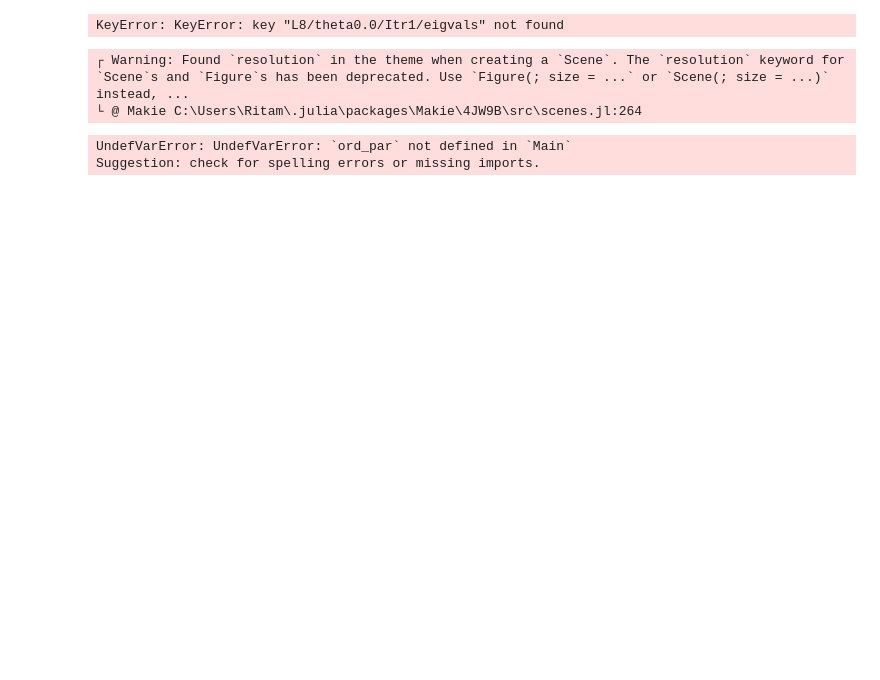
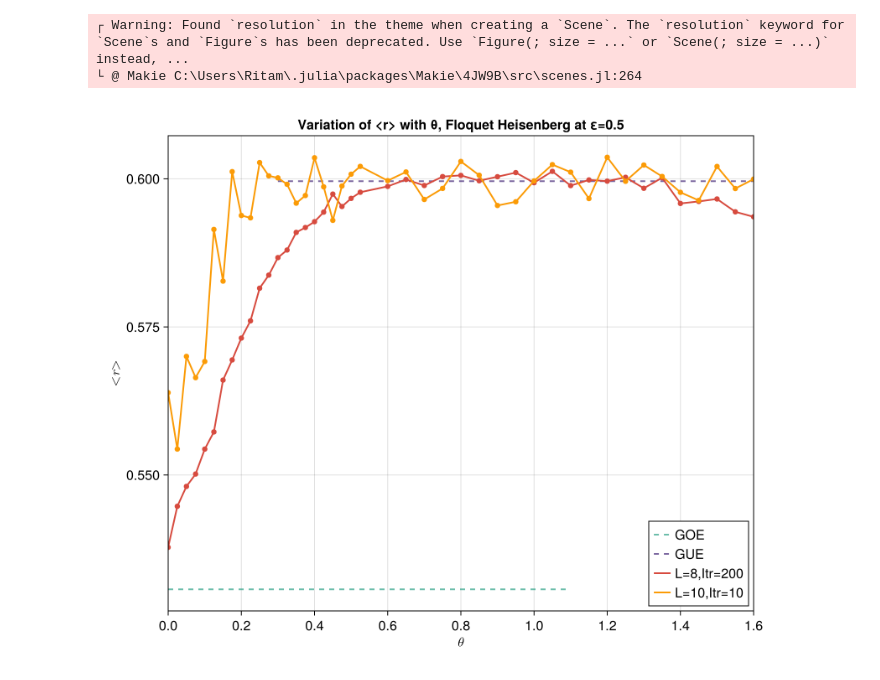
Before and after one commit to sagnikrg/info-lattice-fisher-information, a Jupyter notebook: code/scripts/plot.heisenberg_eigstat.ipynb, the cells around one changed output. Cells and saved outputs as stored; diff of their text form; code cells hidden in the pictures; blank space fills up the shorter version.

Commit message:
[plots] preliminary vertical phase scaling

```diff
--- a/code/scripts/plot.heisenberg_eigstat.ipynb
+++ b/code/scripts/plot.heisenberg_eigstat.ipynb
@@ -28,8 +28,8 @@ include("../.header/.src/lazadires_diagram/lazadires_diagram.jl")
 tun_par=thetalist=[collect(0.0:0.025:0.525); collect(0.6:0.05:1.6)]
 Xind=length(tun_par)
 
-L=8
-Itrnumb=20
+L=10
+Itrnumb=10
 
   file=h5open("../data/hiesenberg_transition_ordpar_L$(L).hdf5","r")
 
@@ -44,7 +44,7 @@ for i in 1:Xind
    ord_par[i]+=mean(LevelSpacingRatio(file["L$(L)/theta$(theta)/Itr$(itr)/eigvals"][:]))
    end
 end
-ord_par.=ord_par/Itrnumb
+ord_par_heis_10=ord_par/Itrnumb
 
 #file_dest["L$(L)/MeanLevelSpacingRatio"]=ord_par;
 #attrs=attributes(file_dest["L$(L)/MeanLevelSpacingRatio"])
@@ -52,43 +52,63 @@ ord_par.=ord_par/Itrnumb
 
 close(file)
 #close(file_dest)
-# %% [output]
-KeyError: KeyError: key "L8/theta0.0/Itr1/eigvals" not found
 # %%
 ###############################
 # Variation of <r> with theta
 ###############################
 
 # Desired aspect ratio
 aspect_ratio = 6/5
 
 # Set the figure width (for example, 800 pixels)
 fig_width = 800
 fig_height = fig_width / aspect_ratio
 fig = Figure(resolution = (fig_width, fig_height), fontsize=16)
 
 
 ax=Axis(fig[1,1],xlabel = L"$\theta$",          #Label for X
 ylabel = L"$<r>$",         #Label for Y
-title = "Variation of <r> with theta  for L=8, Itr=1")#,      #Plot Title
+title = "Variation of <r> with θ, Floquet Heisenberg at ε=0.5")#,      #Plot Title
 #xticks = (0.0:0.01:0.65),                #Xticks
 #yticks = (0.3:0.05:0.6) )
 
+xlims!(ax, (tun_par[1], tun_par[end]))
+
+    xs = tun_par
+    #ys = ord_par
+
+    #xs_poission=collect(0.0:0.1:0.9)
+    xs_goe=collect(0.0:0.1:1.15)
+    xs_gue=collect(0.3:0.1:1.6)
+    #ys = ord_par
 
 
-    xs = tun_par
-    ys = ord_par
+
+
+    #CairoMakie.lines!(ax, xs_poission, fill(0.38629, length(xs_poission)), color=(viridis[7],0.85),linestyle=:dash, label="Poission", linewidth=2)
+    CairoMakie.lines!(ax, xs_goe, fill(0.53070, length(xs_goe)), color=(viridis[18],0.7),linestyle=:dash, label="GOE", linewidth=2)
+    CairoMakie.lines!(ax, xs_gue, fill(0.5996, length(xs_gue)), color=(viridis[45],0.7),linestyle=:dash, label="GUE", linewidth=2)
+
+
+
+
 
     #The Heatmap
-    CairoMakie.lines!(ax, xs, ys, color=viridis[35])
-    CairoMakie.scatter!(ax, xs, ys, color=viridis[35])
+    CairoMakie.lines!(ax, xs, ord_par_heis_8, color=inferno[22], label="L=8,Itr=200", linewidth=2)
+    CairoMakie.scatter!(ax, xs, ord_par_heis_8, color=inferno[22])
+
+    CairoMakie.lines!(ax, xs, ord_par_heis_10, color=inferno[12], label="L=10,Itr=10", linewidth=2)
+    CairoMakie.scatter!(ax, xs, ord_par_heis_10, color=inferno[12])
+
 
    #Colorbar(fig[1,2],                        #Colorbar
    #              ticks = 0.0:0.1:1.0)            #Colorbar ticks
 
+   axislegend(ax, position=:rb)
+
+      save("../../tex/.src/images/levelspacing_vertical_heisenberg.png", fig)
     fig
 # %% [output]
 ┌ Warning: Found `resolution` in the theme when creating a `Scene`. The `resolution` keyword for `Scene`s and `Figure`s has been deprecated. Use `Figure(; size = ...` or `Scene(; size = ...)` instead, ...
 └ @ Makie C:\Users\Ritam\.julia\packages\Makie\4JW9B\src\scenes.jl:264
-UndefVarError: UndefVarError: `ord_par` not defined in `Main`
-Suggestion: check for spelling errors or missing imports.
+[figure, added]
```
Also changed, not shown: parts of 3 cells of this notebook, 2 other files.
